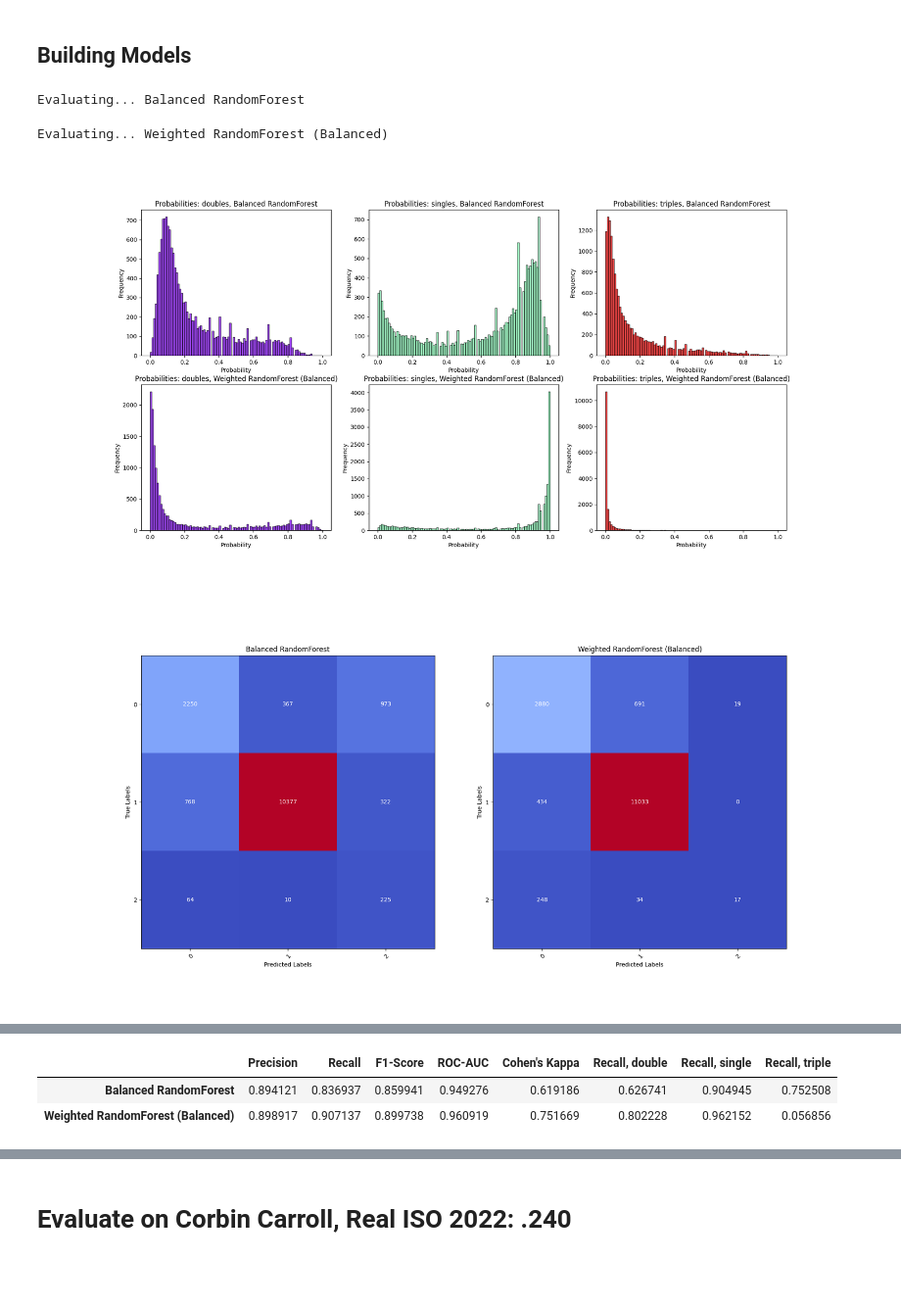
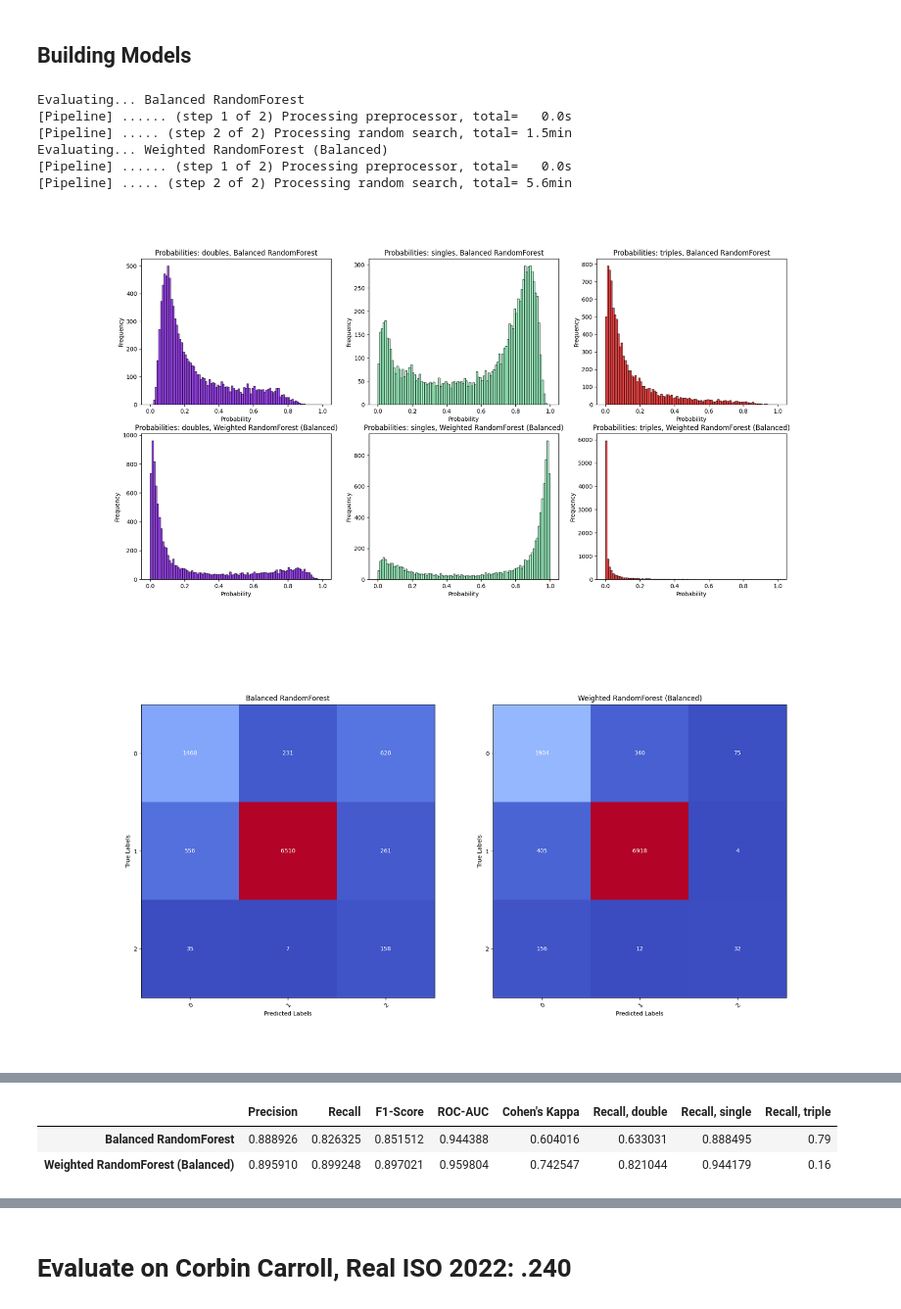
Before and after one commit to joshsalce/Speed_ISO, a Jupyter notebook: Third Pass Model/Model_3_0.ipynb, the cells around one changed output, grey strips where cells are left out. Shown at 98% size. Saved outputs shown, nothing was run; the diff lists cells and outputs as text; code cells hidden in the pictures; blank space fills up the shorter version.

```diff
--- a/Third Pass Model/Model_3_0.ipynb
+++ b/Third Pass Model/Model_3_0.ipynb
@@ -58,15 +58,15 @@ preprocessor = ColumnTransformer(
     transformers=[
         ('standard_scale', StandardScaler(), standardscale_features),           # Use StandardScaler for numeric features
         ('minmax', MinMaxScaler(), minmax_features),              # Use MinMaxScaler for numeric features
-        ('categorical', OneHotEncoder(sparse=False), categorical_features)     # Use OneHotEncoder for categorical features
+        ('categorical', OneHotEncoder(), categorical_features)     # Use OneHotEncoder for categorical features
     ])
 
 # Split the dataset into training and test sets
-X_train, X_test, y_train, y_test = train_test_split(X, y, test_size=0.25, stratify=y, random_state=69)
+X_train, X_test, y_train, y_test = train_test_split(X, y, test_size=0.3, stratify=y, random_state=69)
 # %%
 # Define RandomForest parameters
 param_grid = {
-    'n_estimators': [50,100,200],
+    'n_estimators': [50,100,200,300,500],
     'criterion': ['gini','entropy'],
     'max_depth': [3, 5, None],
     'min_samples_split': [2, 5, 10],
@@ -75,14 +75,14 @@ param_grid = {
 }
 
 # Define Balanced Random Forests and Weighted Random Forests
-b_rf = BalancedRandomForestClassifier(n_jobs = -1, sampling_strategy = 'not minority')
-w_rf_ba = RandomForestClassifier(n_jobs = -1, class_weight = 'balanced')
+balanced_rf = BalancedRandomForestClassifier(n_jobs=-1, sampling_strategy = 'not minority')
+weighted_rf = RandomForestClassifier(n_jobs=-1, class_weight = 'balanced')
 
 
 # Define the classifiers
 classifiers = [
-    ('Balanced RandomForest', b_rf),
-    ('Weighted RandomForest (Balanced)', w_rf_ba),
+    ('Balanced RandomForest', balanced_rf),
+    ('Weighted RandomForest (Balanced)', weighted_rf),
 ]
 
 # Define the metrics
@@ -99,6 +99,8 @@ metrics = {
 # %%
 # Create an empty DataFrame to store the metrics
 results_df = pd.DataFrame(columns=list(metrics.keys()))
+
+best_model_params = {}
 
 classes = np.unique(y_train)
 num_classifiers = len(classifiers)
@@ -108,7 +110,6 @@ fig, axes = plt.subplots(nrows= num_classifiers, ncols=3, figsize=(20, 5 * num_c
 fig2, axes2 = plt.subplots(nrows=1, ncols=len(classifiers), figsize=(20, 5 * num_classifiers))
 fig3, axes3 = plt.subplots(nrows= num_classifiers, ncols=2, figsize=(20, 5 * num_classifiers))
 
-fitted_models = []
 
 # Iterate over classifiers
 for z, (name, classifier) in enumerate(classifiers):
@@ -119,11 +120,12 @@ for z, (name, classifier) in enumerate(classifiers):
     pipeline = Pipeline([
         ('preprocessor', preprocessor),
         ('random search', RandomizedSearchCV(estimator=classifier, param_distributions=param_grid,
-                                   n_iter=10, scoring='roc_auc_ovr_weighted', cv=10, random_state=69))
-        ])
+                                   n_iter=10, scoring='roc_auc_ovr_weighted', cv=5, random_state=69))
+        ], verbose = True)
 
-    # Train the pipeline
+    # Fit, add to model list
     pipeline.fit(X_train, y_train)
+    best_model_params[name] = pipeline
 
     # Make predictions on the test set
     y_pred = pipeline.predict(X_test)
@@ -157,41 +159,40 @@ for z, (name, classifier) in enumerate(classifiers):
     # Define each row of matplotlib figure, plot ROC-AUC and Precision-Recall
     ax_rocauc = axes3[z, 0]
     ax_pr = axes3[z, 1]
 
     plot_rocauc_pr_rec(name, ax_rocauc, ax_pr, y_test, y_pred_proba, classes, label_encoder)
 
     # Add all metrics to dictionary, add to DataFrame
     for metric_name, metric_func in metrics.items():
         if metric_name in ['Precision', 'Recall', 'F1-Score']:
             metric_value = metric_func(y_test, y_pred, average='weighted')
         elif metric_name == 'ROC-AUC':
-          metric_value = metric_func(y_test, y_pred_proba, average = 'weighted', multi_class = 'ovr')
+            metric_value = metric_func(y_test, y_pred_proba, average = 'weighted', multi_class = 'ovr')
         elif metric_name == "Cohen's Kappa":
-          metric_value = metric_func(y_test, y_pred)
+            metric_value = metric_func(y_test, y_pred)
 
         results[metric_name] = metric_value
 
     # Get classification report
     report = classification_report(y_test, y_pred, output_dict=True)
 
     # Extract precision values from the report
     class_names = list(report.keys())
     class_names.remove('accuracy') # Remove 'accuracy' from class names
     class_names.remove('macro avg') # Remove 'macro avg' from class names
     class_names.remove('weighted avg') # Remove 'weighted avg' from class names
 
     for class_name in class_names:
-      results[f'Recall, {label_encoder.inverse_transform([int(class_name)])[0]}'] = report[class_name]['recall']
-
-    #print(results)
+        results[f'Recall, {label_encoder.inverse_transform([int(class_name)])[0]}'] = report[class_name]['recall']
 
     # Add the results to the DataFrame
     results_df.loc[name] = pd.Series(results)
-
-    # Add pipeline to list
-    fitted_models.append((name, pipeline))
 # %% [output]
 Evaluating... Balanced RandomForest
+[Pipeline] ...... (step 1 of 2) Processing preprocessor, total=   0.0s
+[Pipeline] ..... (step 2 of 2) Processing random search, total= 1.5min
+Evaluating... Weighted RandomForest (Balanced)
+[Pipeline] ...... (step 1 of 2) Processing preprocessor, total=   0.0s
+[Pipeline] ..... (step 2 of 2) Processing random search, total= 5.6min
-Evaluating... Weighted RandomForest (Balanced)
-[figure, old version]
+[figure, new version]
 [figure]
@@ -201,5 +202,5 @@ Evaluating... Weighted RandomForest (Balanced)
 results_df
 # %% [output]
 |  | Precision | Recall | F1-Score | ROC-AUC | Cohen's Kappa | Recall, double | Recall, single | Recall, triple |
-| Balanced RandomForest | 0.894121 | 0.836937 | 0.859941 | 0.949276 | 0.619186 | 0.626741 | 0.904945 | 0.752508 |
-| Weighted RandomForest (Balanced) | 0.898917 | 0.907137 | 0.899738 | 0.960919 | 0.751669 | 0.802228 | 0.962152 | 0.056856 |
+| Balanced RandomForest | 0.888926 | 0.826325 | 0.851512 | 0.944388 | 0.604016 | 0.633031 | 0.888495 | 0.79 |
+| Weighted RandomForest (Balanced) | 0.895910 | 0.899248 | 0.897021 | 0.959804 | 0.742547 | 0.821044 | 0.944179 | 0.16 |
```
Also changed, not shown: parts of 10 cells of this notebook.
